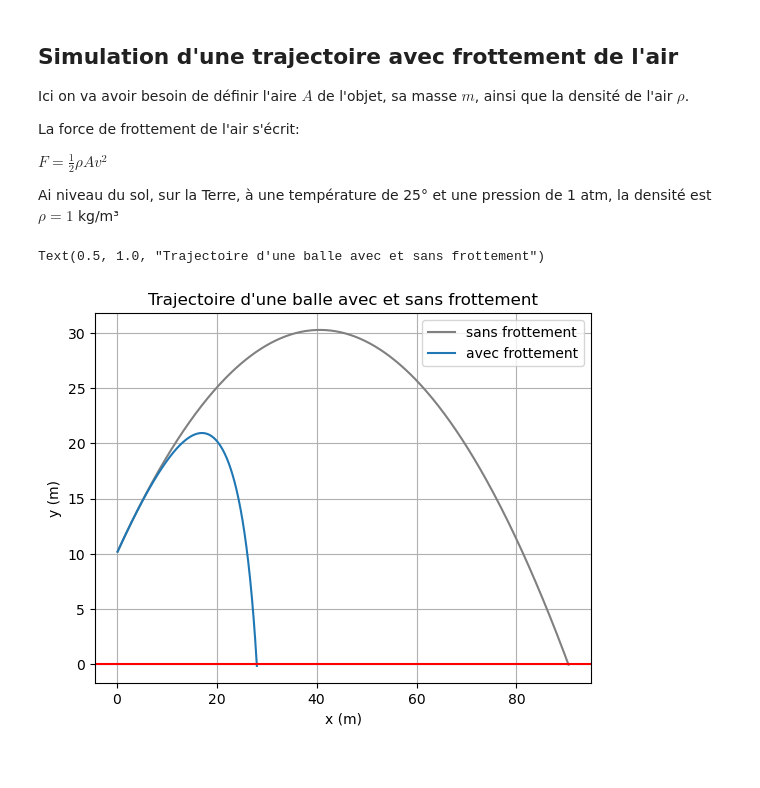
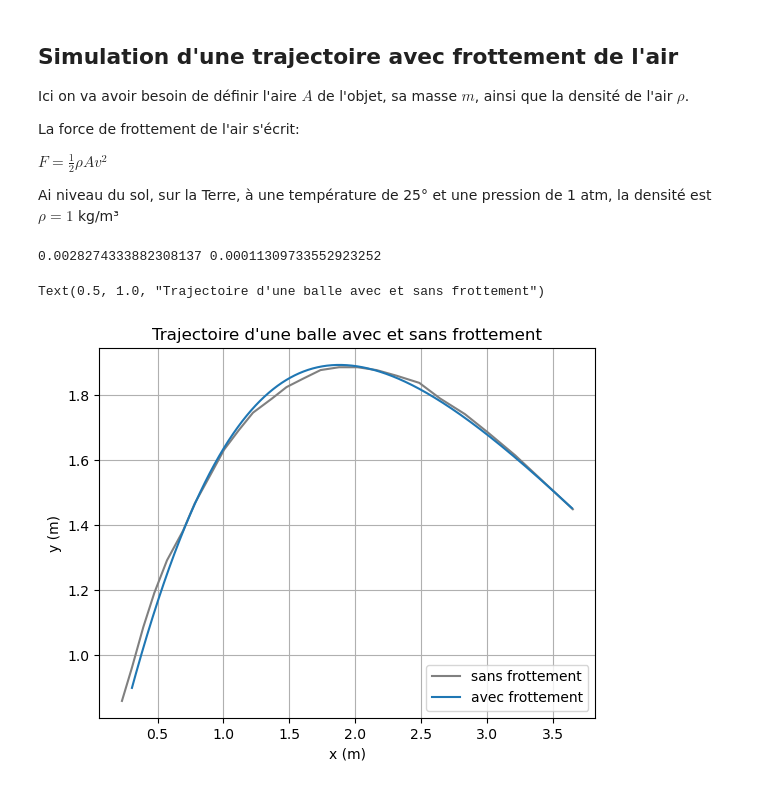
Before and after one commit to thomasorb/gravity, a Jupyter notebook: introduction.ipynb, the cells around one changed output. Cells and saved outputs as stored; diff of their text form; code cells hidden in the pictures.

```diff
--- a/introduction.ipynb
+++ b/introduction.ipynb
@@ -65,63 +65,78 @@ La force de frottement de l'air s'écrit:
 $F = \frac{1}{2} \rho A v^2$
 
 Ai niveau du sol, sur la Terre, à une température de 25° et une pression de 1 atm, la densité est $\rho = 1$ kg/m³
+# %%
+
+print(A, V)
+# %% [output]
+0.0028274333882308137 0.00011309733552923252
 # %%
 # données d'entrée #
 # positions, vitesse et acceleration selon x et y
 
-x = 0 # m
-y = 10 # m
+x = 3.65 # m
+y = 1.45 # m
 
-vx = 20 # m/s
-vy = 20 # m/s
+vx = -6.60 # m/s
+vy = 2.49 # m/s
 
 ax = 0 # m/s²
 ay = -9.81 # m/s²
 
-m = 1 # kg
-A = 0.1 # Aire en m²
+m = 6.2e-3 # kg
+
+
+R = 0.05
+A = np.pi * (R*0.76)**2
+V = 4./3. * np.pi * (R * 1.68)**3
+#A = 0.0032 # Aire en m²
+#V = 2e-3 # Volume en m³
 rho = 1 # kg/m³
 
 # boucle de calcul
-dt = 0.01 # s, pas de temps
+dt = 0.001 # s, pas de temps
 
 x_list_frottement = list()
 y_list_frottement = list()
 
 for i in range(10000):
 
     # on peut calculer la force de frottement en fonction de la vitesse
-    Fx = 0.5 * rho * A * vx**2
-    Fy = 0.5 * rho * A * vy**2
+    Fx = -np.sign(vx) * (0.5 * rho * A * vx**2)
+    Fy = -np.sign(vy) * (0.5 * rho * A * vy**2)
+
+    Fy += 9.81 * V * rho
+
+    Fy += -9.81 * m
 
     # Cette fois-ci l'accélération change
-    ax = -np.sign(vx) * Fx/m
-    ay = -9.81 - np.sign(vx) * Fy/m # multiplier par -np.sign(vx) permet de retourner la force de frottement calculée dans le sens inverse de la vitesse
+    ax = Fx/m
+    ay = Fy/m # multiplier par -np.sign(vx) permet de retourner la force de frottement calculée dans le sens inverse de la vitesse
 
     # on met à jour la vitesse en intégrant sur une toute petite durée dt
     # on fait l'hytpothèse que l'accélération reste constante sur cette durée
     vx += ax * dt
     vy += ay * dt
 
     # on met à jour la position en intégrant la vitesse sur une toute petite durée dt
     x += vx * dt
     y += vy * dt
 
     x_list_frottement.append(x)
     y_list_frottement.append(y)
 
     # dès que la balle atteint le sol, on arrête la simulation
-    if y <= 0: break
+    if y <= 0.90: break
 
 # on dessine la trajectoire
-plt.plot(x_list, y_list, color='gray', label='sans frottement')
+plt.plot(xy[:,0]/100, xy[:,1]/100, color='gray', label='sans frottement')
 plt.plot(x_list_frottement, y_list_frottement, label='avec frottement')
 plt.grid()
-plt.axhline(0, c='red')
+#plt.axhline(0, c='red')
 plt.legend()
 plt.xlabel('x (m)')
 plt.ylabel('y (m)')
 plt.title("Trajectoire d'une balle avec et sans frottement")
 # %% [output]
 Text(0.5, 1.0, "Trajectoire d'une balle avec et sans frottement")
-[figure, old version]
+[figure, new version]
```
Also changed, not shown: parts of 1 cell of this notebook, 2 other files.
